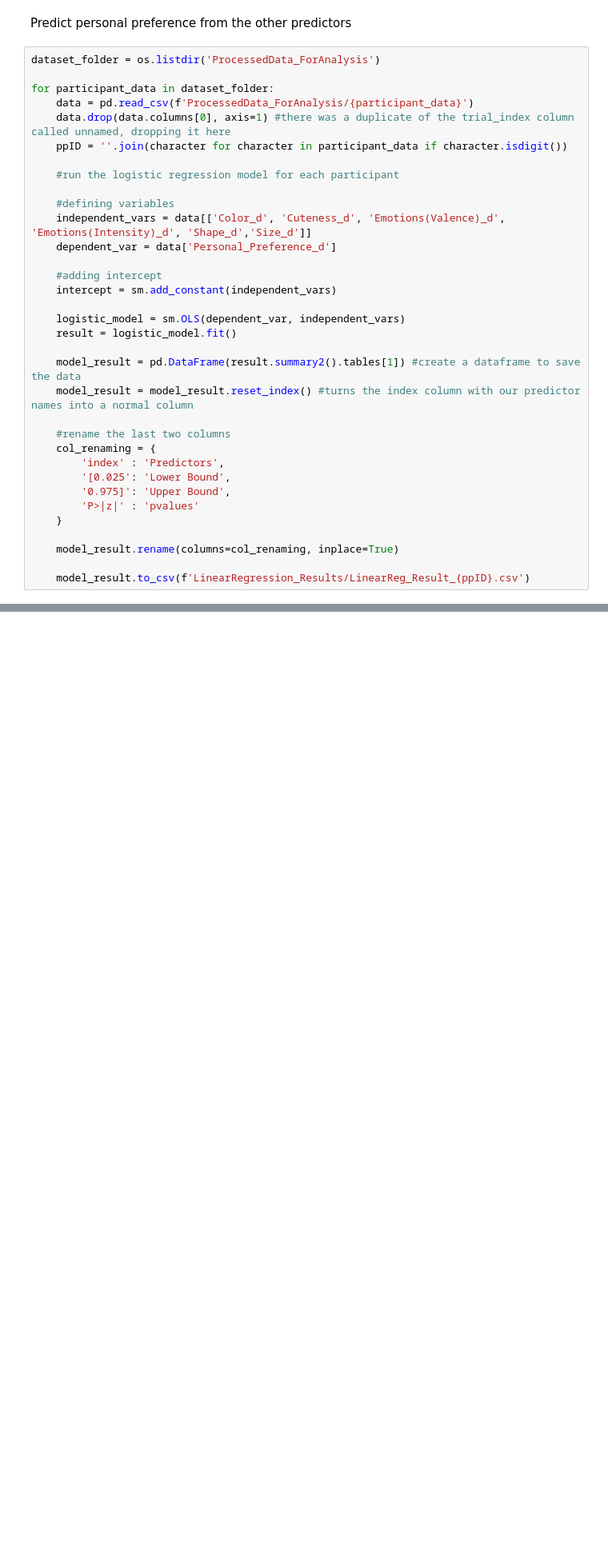
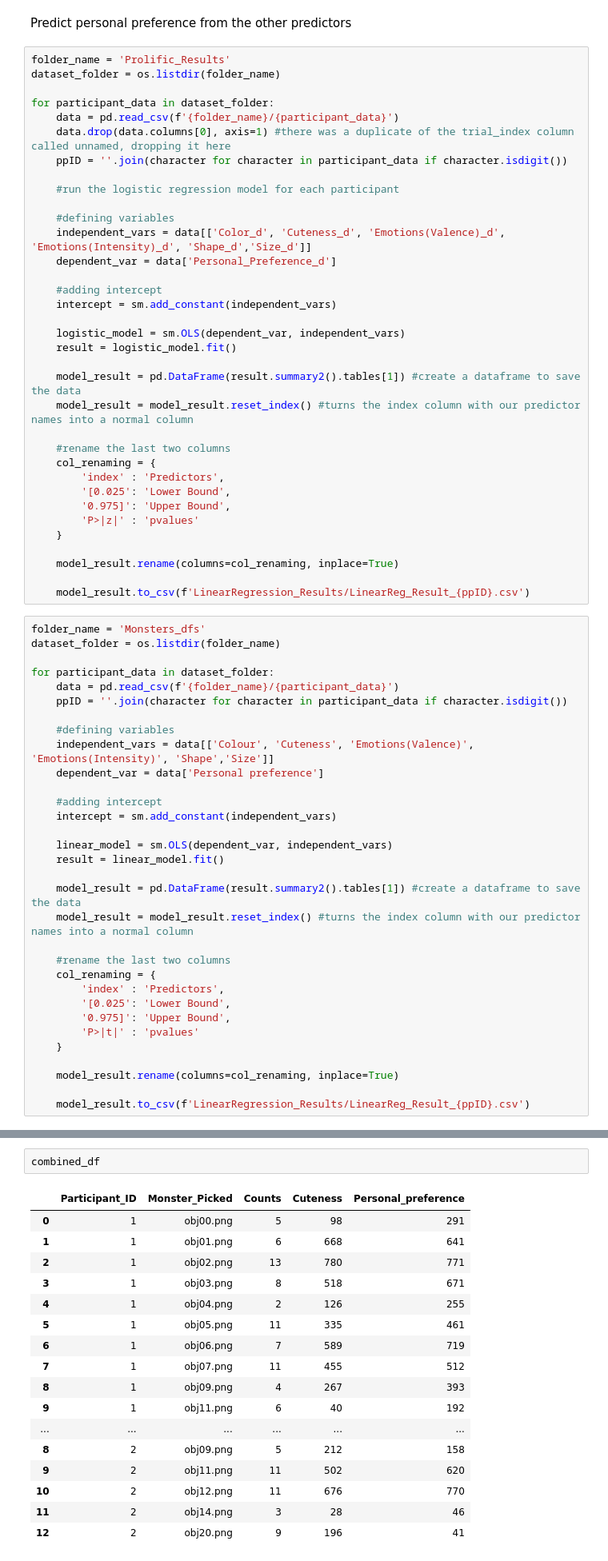
Before and after one commit to Christumas/Cognitive_Maps_Monsters_DataAnalysisCode, a Jupyter notebook: Analysis.ipynb, the cells around one changed output, grey strips where cells are left out. Shown at 80% size. Drawn from its saved outputs; the diff is of its cells as text; blank space fills up the shorter version.

```diff
--- a/Analysis.ipynb
+++ b/Analysis.ipynb
@@ -184,10 +184,11 @@ correlation_matrix
 # %% [markdown]
 <p>Predict personal preference from the other predictors</p>
 # %%
-dataset_folder = os.listdir('ProcessedData_ForAnalysis')
+folder_name = 'Prolific_Results'
+dataset_folder = os.listdir(folder_name)
 
 for participant_data in dataset_folder:
-    data = pd.read_csv(f'ProcessedData_ForAnalysis/{participant_data}')
+    data = pd.read_csv(f'{folder_name}/{participant_data}')
     data.drop(data.columns[0], axis=1) #there was a duplicate of the trial_index column called unnamed, dropping it here
     ppID = ''.join(character for character in participant_data if character.isdigit())
 
@@ -217,3 +218,35 @@ for participant_data in dataset_folder:
     model_result.rename(columns=col_renaming, inplace=True)
 
     model_result.to_csv(f'LinearRegression_Results/LinearReg_Result_{ppID}.csv')
+# %%
+folder_name = 'Monsters_dfs'
+dataset_folder = os.listdir(folder_name)
+
+for participant_data in dataset_folder:
+    data = pd.read_csv(f'{folder_name}/{participant_data}')
+    ppID = ''.join(character for character in participant_data if character.isdigit())
+
+    #defining variables
+    independent_vars = data[['Colour', 'Cuteness', 'Emotions(Valence)', 'Emotions(Intensity)', 'Shape','Size']]
+    dependent_var = data['Personal preference']
+
+    #adding intercept
+    intercept = sm.add_constant(independent_vars)
+
+    linear_model = sm.OLS(dependent_var, independent_vars)
+    result = linear_model.fit()
+
+    model_result = pd.DataFrame(result.summary2().tables[1]) #create a dataframe to save the data
+    model_result = model_result.reset_index() #turns the index column with our predictor names into a normal column
+
+    #rename the last two columns
+    col_renaming = {
+        'index' : 'Predictors',
+        '[0.025': 'Lower Bound',
+        '0.975]': 'Upper Bound',
+        'P>|t|' : 'pvalues'
+    }
+
+    model_result.rename(columns=col_renaming, inplace=True)
+
+    model_result.to_csv(f'LinearRegression_Results/LinearReg_Result_{ppID}.csv')
@@ -219,0 +310,20 @@ for participant_data in dataset_folder:
+# %%
+combined_df
+# %% [output]
+|  | Participant_ID | Monster_Picked | Counts | Cuteness | Personal_preference |
+| 0 | 1 | obj00.png | 5 | 98 | 291 |
+| 1 | 1 | obj01.png | 6 | 668 | 641 |
+| 2 | 1 | obj02.png | 13 | 780 | 771 |
+| 3 | 1 | obj03.png | 8 | 518 | 671 |
+| 4 | 1 | obj04.png | 2 | 126 | 255 |
+| 5 | 1 | obj05.png | 11 | 335 | 461 |
+| 6 | 1 | obj06.png | 7 | 589 | 719 |
+| 7 | 1 | obj07.png | 11 | 455 | 512 |
+| 8 | 1 | obj09.png | 4 | 267 | 393 |
+| 9 | 1 | obj11.png | 6 | 40 | 192 |
+| ... | ... | ... | ... | ... | ... |
+| 8 | 2 | obj09.png | 5 | 212 | 158 |
+| 9 | 2 | obj11.png | 11 | 502 | 620 |
+| 10 | 2 | obj12.png | 11 | 676 | 770 |
+| 11 | 2 | obj14.png | 3 | 28 | 46 |
+| 12 | 2 | obj20.png | 9 | 196 | 41 |
```
Also changed, not shown: parts of 7 cells of this notebook, 3 other files.
